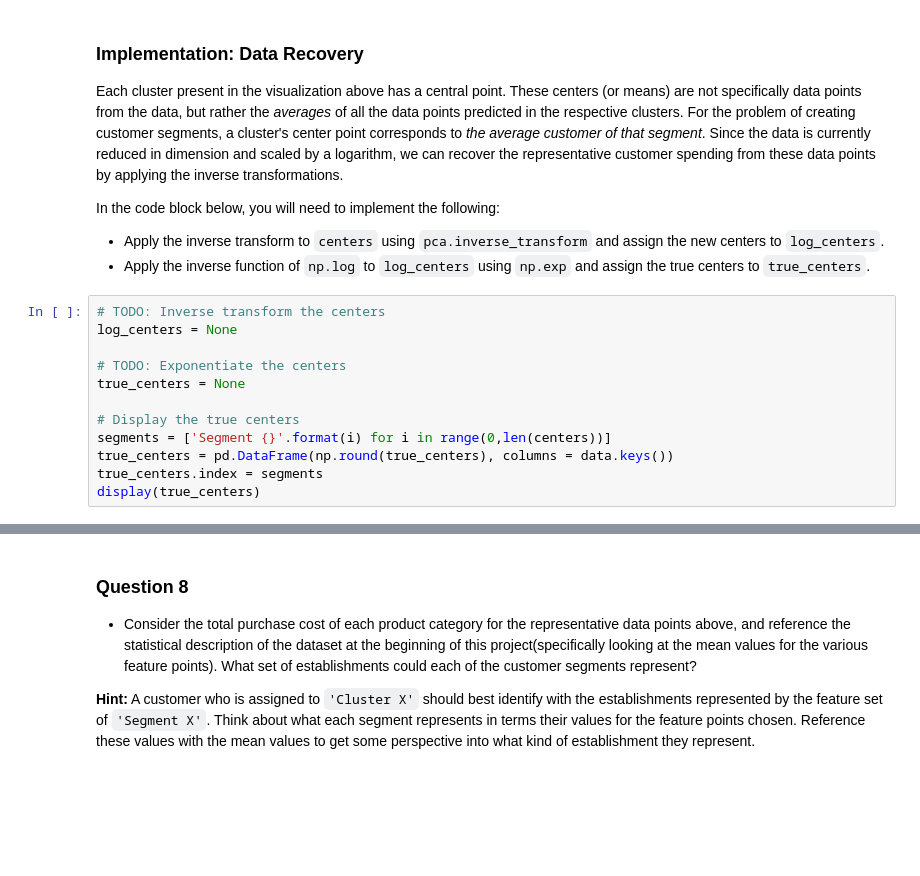
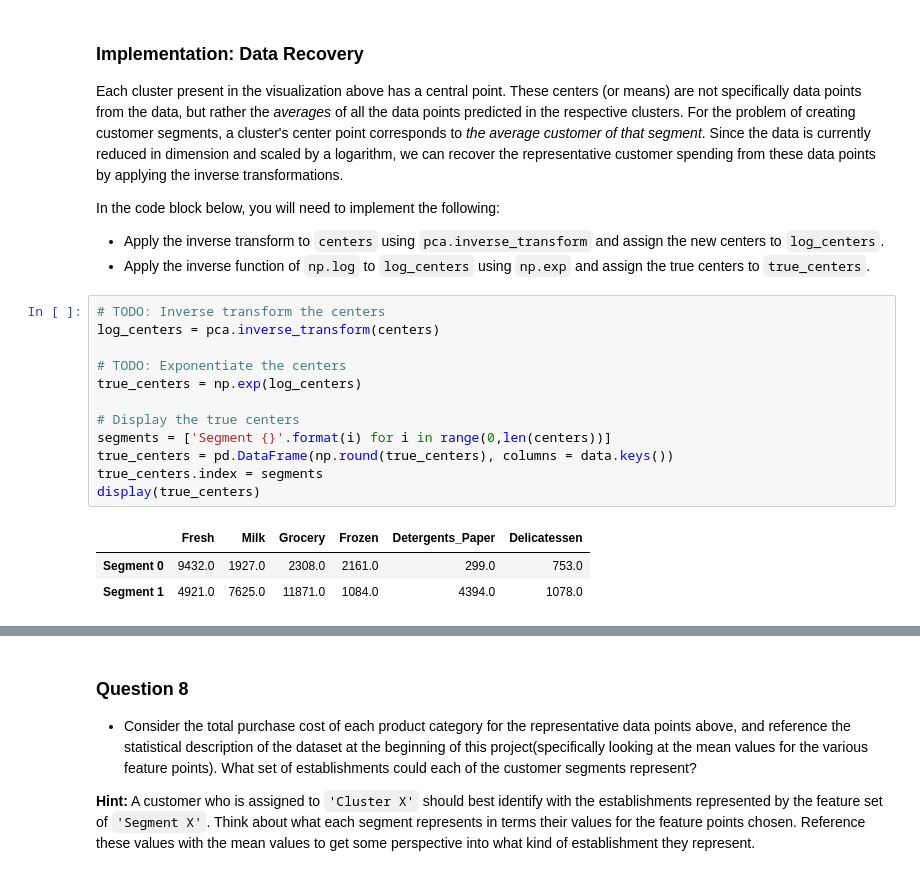
Before and after one commit to faberfred/Udacity_Machine_Learning_Engineer_Nanodegree_Program, a Jupyter notebook: projects/customer_segments/customer_segments.ipynb, the cells around one changed output, grey strips where cells are left out. Cells and saved outputs as stored; diff of their text form; blank space fills up the shorter version.

```diff
--- a/projects/customer_segments/customer_segments.ipynb
+++ b/projects/customer_segments/customer_segments.ipynb
@@ -642,13 +668,17 @@ In the code block below, you will need to implement the following:
  - Apply the inverse function of `np.log` to `log_centers` using `np.exp` and assign the true centers to `true_centers`.
 # %%
 # TODO: Inverse transform the centers
-log_centers = None
+log_centers = pca.inverse_transform(centers)
 
 # TODO: Exponentiate the centers
-true_centers = None
+true_centers = np.exp(log_centers)
 
 # Display the true centers
 segments = ['Segment {}'.format(i) for i in range(0,len(centers))]
 true_centers = pd.DataFrame(np.round(true_centers), columns = data.keys())
 true_centers.index = segments
 display(true_centers)
+# %% [output]
+|  | Fresh | Milk | Grocery | Frozen | Detergents_Paper | Delicatessen |
+| Segment 0 | 9432.0 | 1927.0 | 2308.0 | 2161.0 | 299.0 | 753.0 |
+| Segment 1 | 4921.0 | 7625.0 | 11871.0 | 1084.0 | 4394.0 | 1078.0 |
```
Also changed, not shown: parts of 23 cells of this notebook.
